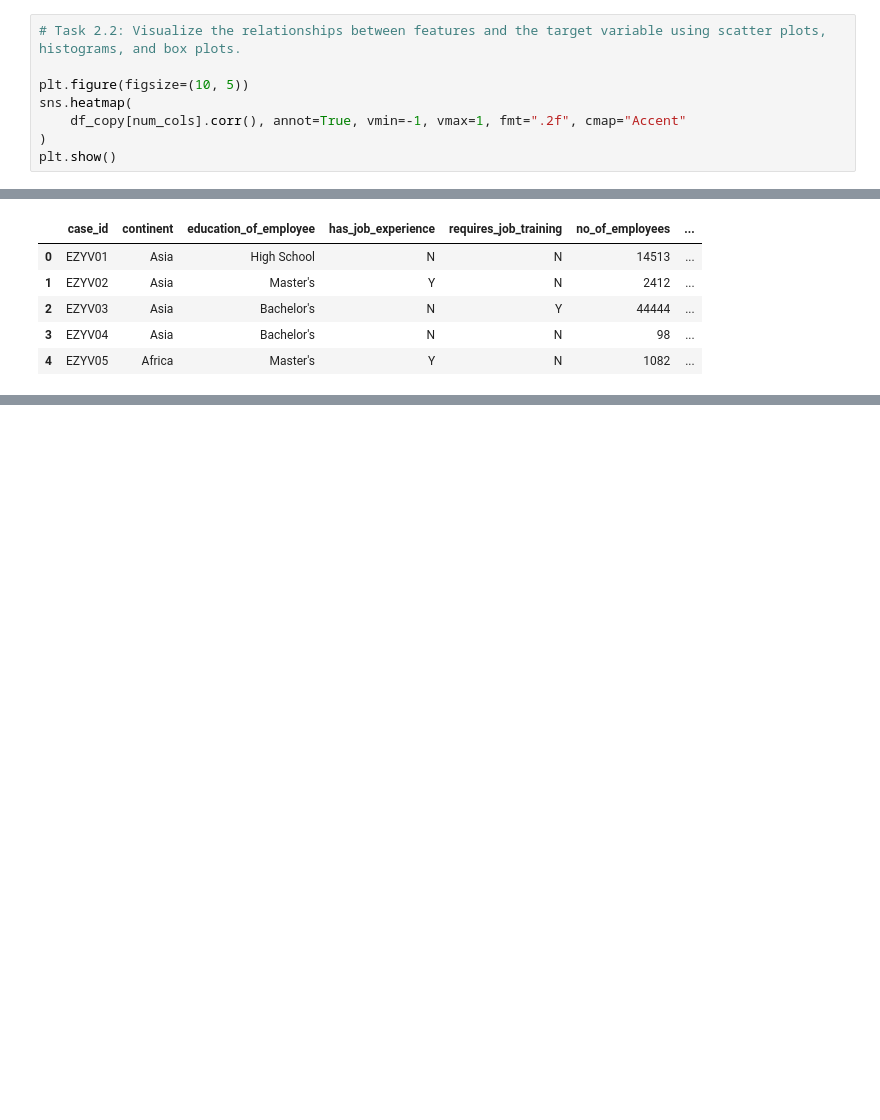
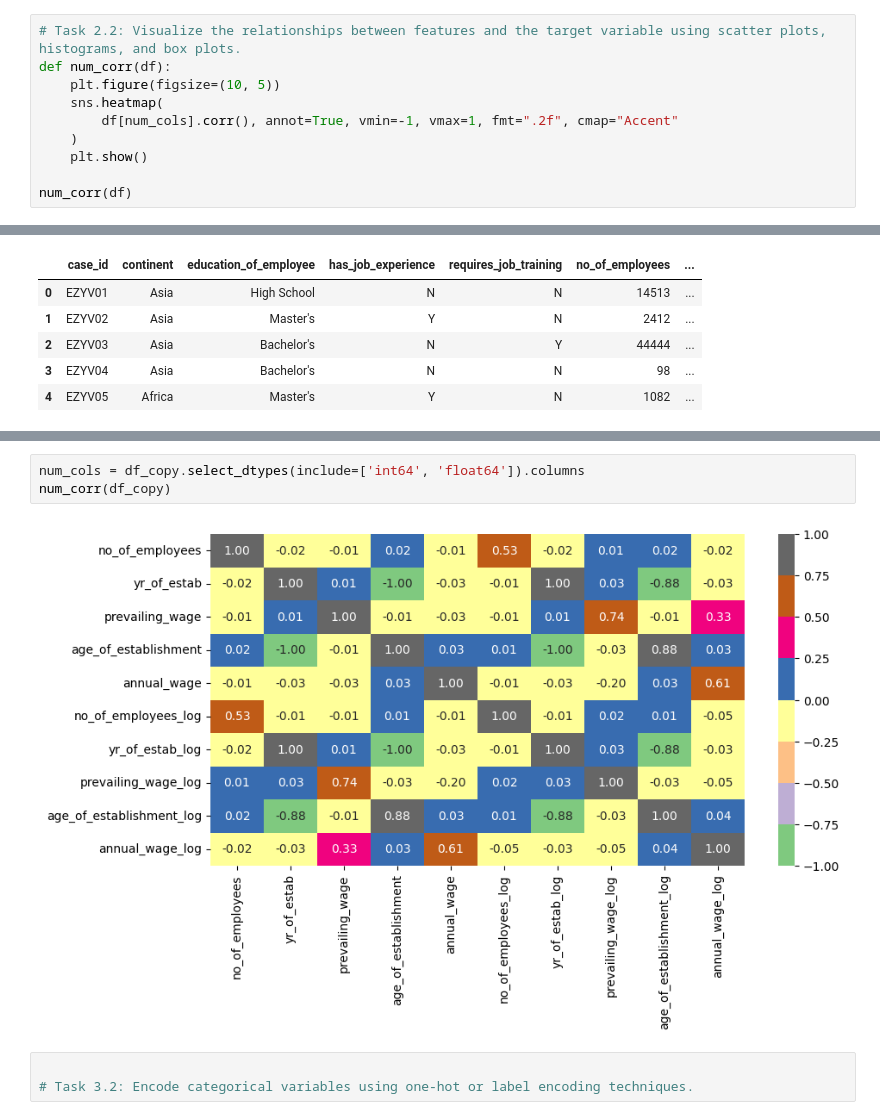
Before and after one commit to Hardemiyiwa/abeokuta, a Jupyter notebook: backend_ml/week_14/project.ipynb, the cells around one changed output, grey strips where cells are left out. Cells and saved outputs as stored; diff of their text form; blank space fills up the shorter version.

```diff
--- a/backend_ml/week_14/project.ipynb
+++ b/backend_ml/week_14/project.ipynb
@@ -255,12 +255,14 @@ df.head()
 | 4 | EZYV05 | Africa | Master's | Y | N | 1082 | ... |
 # %%
 # Task 2.2: Visualize the relationships between features and the target variable using scatter plots, histograms, and box plots.
+def num_corr(df):
+    plt.figure(figsize=(10, 5))
+    sns.heatmap(
+        df[num_cols].corr(), annot=True, vmin=-1, vmax=1, fmt=".2f", cmap="Accent"
+    )
+    plt.show()
 
-plt.figure(figsize=(10, 5))
-sns.heatmap(
-    df_copy[num_cols].corr(), annot=True, vmin=-1, vmax=1, fmt=".2f", cmap="Accent"
-)
-plt.show()
+num_corr(df)
 # %% [output]
 [figure]
 # %%
@@ -545,0 +576,8 @@ def log_transform(df, column):
+# %%
+num_cols = df_copy.select_dtypes(include=['int64', 'float64']).columns
+num_corr(df_copy)
+# %% [output]
+[figure, added]
+# %%
+
+# Task 3.2: Encode categorical variables using one-hot or label encoding techniques.
```
Also changed, not shown: parts of 2 cells of this notebook, 2 other files.
